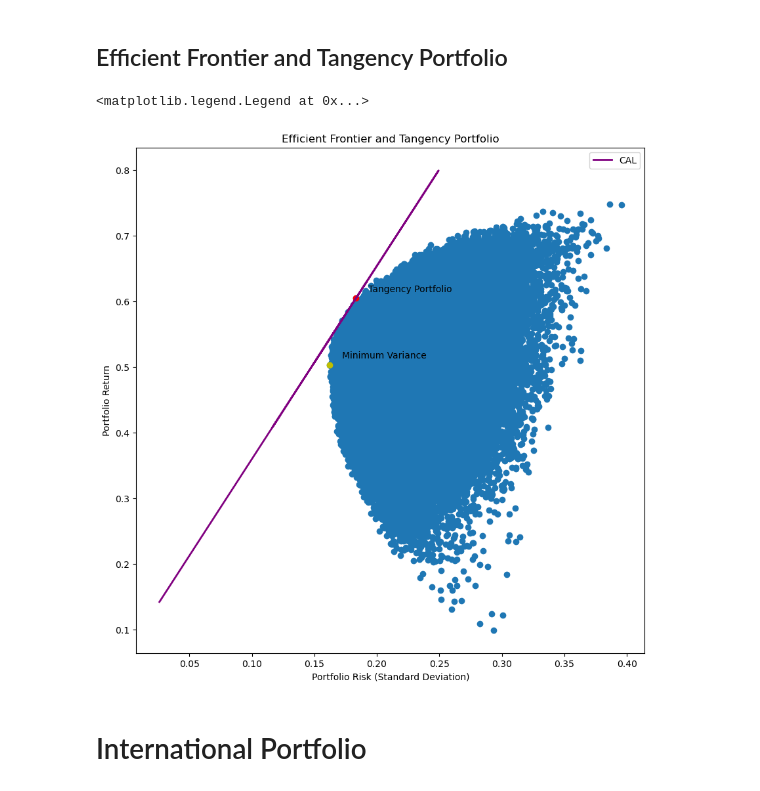
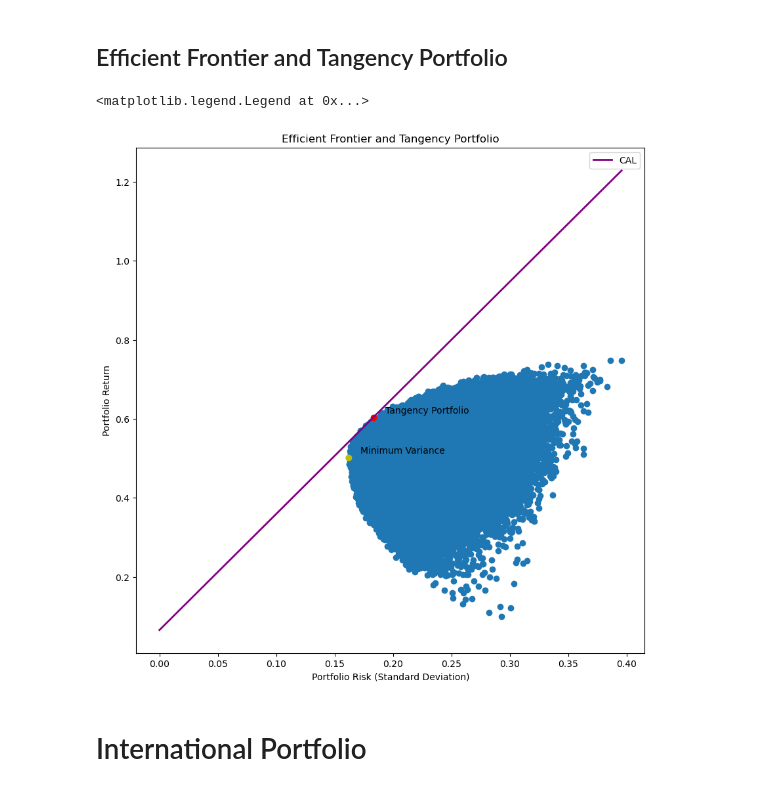
Before and after one commit to Rishi-Bharadwaj/Applied-AI-in-Finance, a Jupyter notebook: Sapm/first.ipynb, the cells around one changed output. Drawn from its saved outputs; the diff is of its cells as text; code cells hidden in the pictures.

Commit message:
fixed a plotting mistake

```diff
--- a/Sapm/first.ipynb
+++ b/Sapm/first.ipynb
@@ -178,30 +178,30 @@ max_sharpe_variance: 0.0335959103944997
 # %%
 plt.figure(figsize=(10,10))
 plt.scatter(sigma,er)
 plt.scatter(np.sqrt(sharpe_variance),sharpe_return,c="r")
 plt.scatter(np.sqrt(min_variance),min_return, c='y')
 
 
 plt.annotate('Tangency Portfolio',
              xy=(np.sqrt(sharpe_variance),sharpe_return),
              xytext=(np.sqrt(sharpe_variance) + 0.01,sharpe_return + 0.01),
              fontsize=10)
 
 plt.annotate('Minimum Variance',
              xy=(np.sqrt(min_variance),min_return),
              xytext=(np.sqrt(min_variance) + 0.01,min_return + 0.01),
              fontsize=10)
 
-
-y=risk_free_rate+sharpe_ratio*x
+x = np.linspace(0, max(sigma), 100)
+y = risk_free_rate + sharpe_ratio * x
 plt.title("Efficient Frontier and Tangency Portfolio")
 plt.xlabel('Portfolio Risk (Standard Deviation)')
 plt.ylabel('Portfolio Return')
 plt.plot(x,y,c='purple',label='CAL',linewidth=2)
 plt.legend()
 # %% [output]
 <matplotlib.legend.Legend at 0x...>
-[figure, old version]
+[figure, new version]
 # %% [markdown]
 # International Portfolio
 # %%
```
Also changed, not shown: parts of 16 cells of this notebook, 1 other file.
